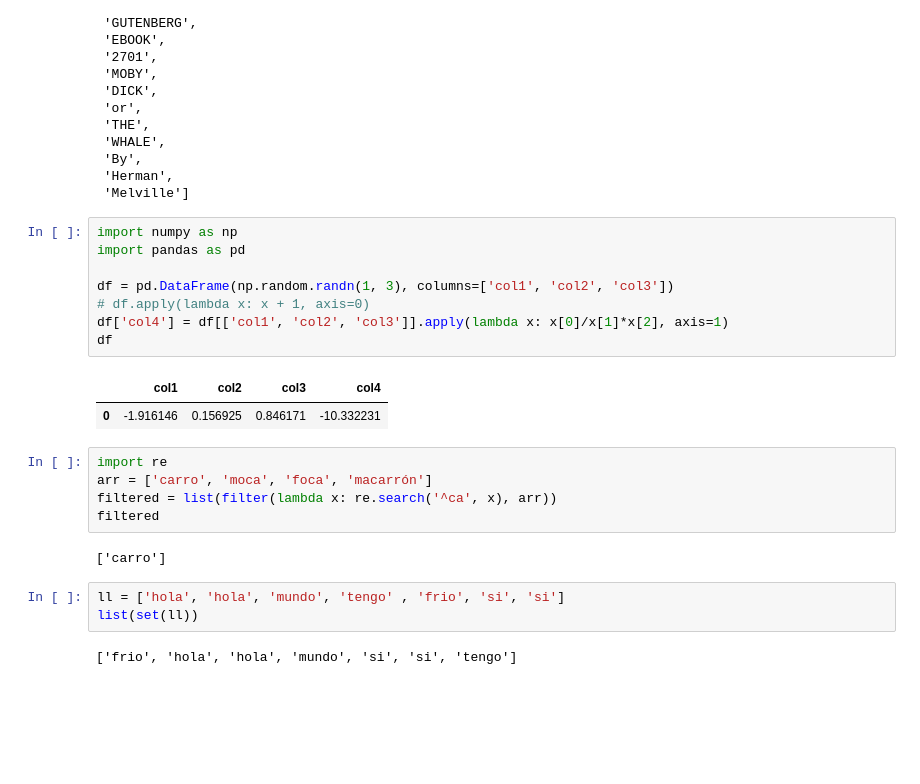
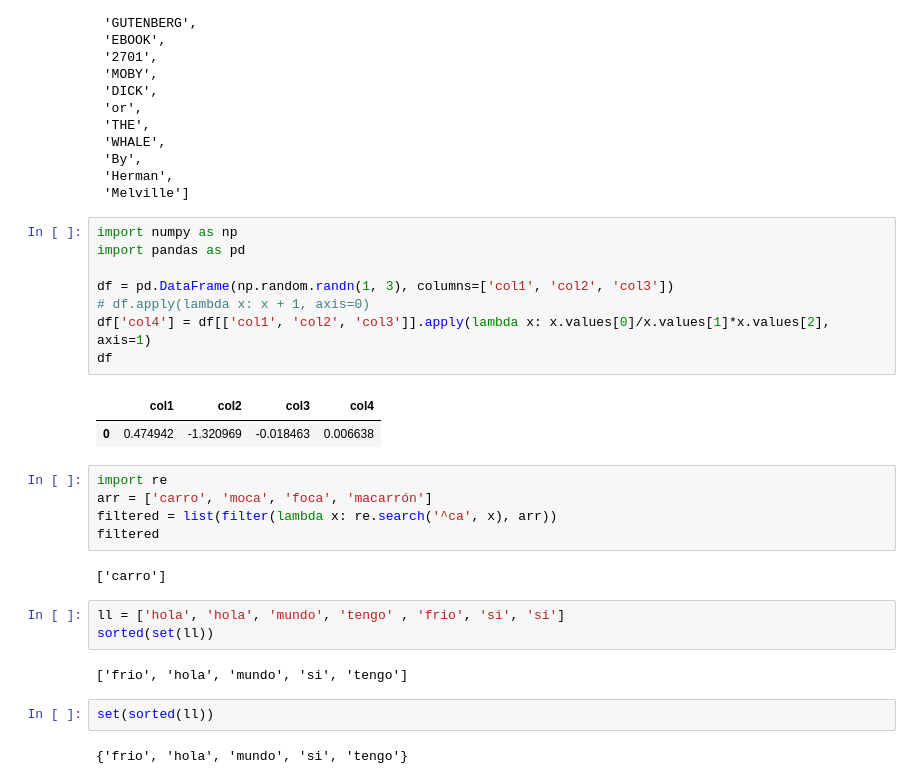
Before and after one commit to brian02oriel/platzi-ml-courses, a Jupyter notebook: NLP/read_from_web.ipynb, the cells around one changed output. Cells and saved outputs as stored; diff of their text form; blank space fills up the shorter version.

```diff
--- a/NLP/read_from_web.ipynb
+++ b/NLP/read_from_web.ipynb
@@ -111,14 +111,14 @@ tokens[:20]
 # %%
 import numpy as np
 import pandas as pd
 
 df = pd.DataFrame(np.random.randn(1, 3), columns=['col1', 'col2', 'col3'])
 # df.apply(lambda x: x + 1, axis=0)
-df['col4'] = df[['col1', 'col2', 'col3']].apply(lambda x: x[0]/x[1]*x[2], axis=1)
+df['col4'] = df[['col1', 'col2', 'col3']].apply(lambda x: x.values[0]/x.values[1]*x.values[2], axis=1)
 df
 # %% [output]
 |  | col1 | col2 | col3 | col4 |
-| 0 | -1.916146 | 0.156925 | 0.846171 | -10.332231 |
+| 0 | 0.474942 | -1.320969 | -0.018463 | 0.006638 |
 # %%
 import re
 arr = ['carro', 'moca', 'foca', 'macarrón']
@@ -128,6 +128,10 @@ filtered
 ['carro']
 # %%
 ll = ['hola', 'hola', 'mundo', 'tengo' , 'frio', 'si', 'si']
-list(set(ll))
+sorted(set(ll))
 # %% [output]
-['frio', 'hola', 'hola', 'mundo', 'si', 'si', 'tengo']
+['frio', 'hola', 'mundo', 'si', 'tengo']
+# %%
+set(sorted(ll))
+# %% [output]
+{'frio', 'hola', 'mundo', 'si', 'tengo'}
```
Also changed, not shown: parts of 1 cell of this notebook, 11 other files.
